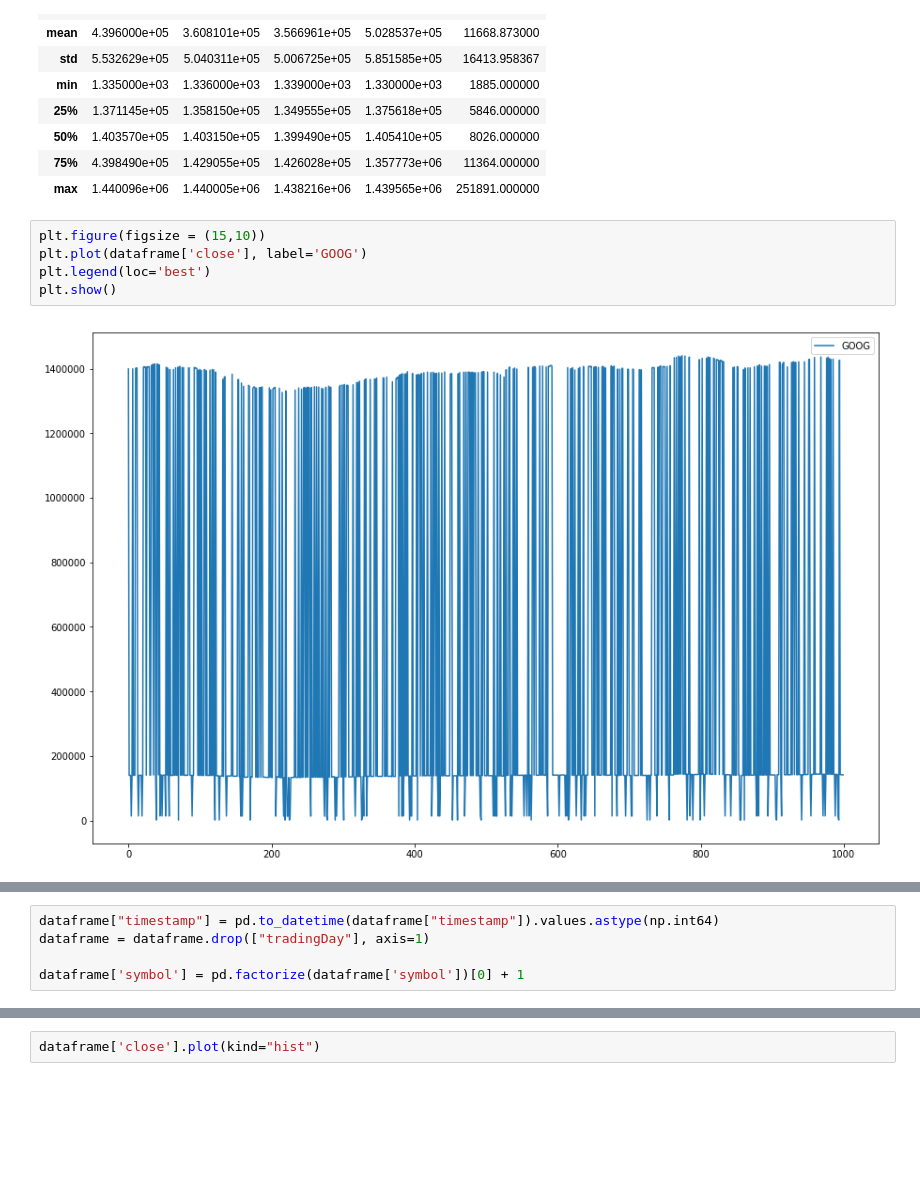
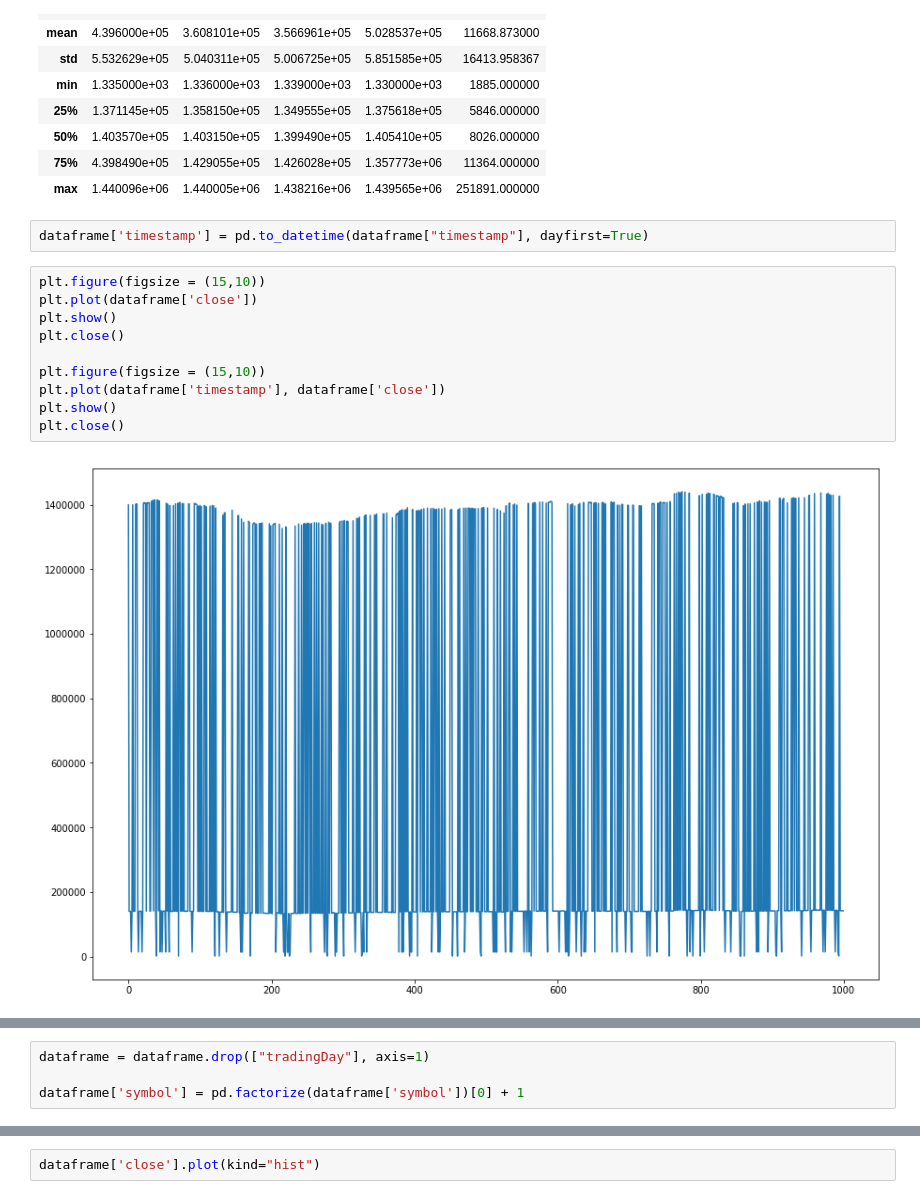
Before and after one commit to EdsonYamamoto/ProjetoInteligenciaComputacionalRegressao, a Jupyter notebook: Regressao Linear Bolsa Valores.ipynb, the cells around one changed output, grey strips where cells are left out. Cells and saved outputs as stored; diff of their text form; blank space fills up the shorter version.

```diff
--- a/Regressao Linear Bolsa Valores.ipynb
+++ b/Regressao Linear Bolsa Valores.ipynb
@@ -51,10 +49,17 @@ dataframe.describe()
 | 50% | 1.403570e+05 | 1.403150e+05 | 1.399490e+05 | 1.405410e+05 | 8026.000000 |
 | 75% | 4.398490e+05 | 1.429055e+05 | 1.426028e+05 | 1.357773e+06 | 11364.000000 |
 | max | 1.440096e+06 | 1.440005e+06 | 1.438216e+06 | 1.439565e+06 | 251891.000000 |
+# %%
+dataframe['timestamp'] = pd.to_datetime(dataframe["timestamp"], dayfirst=True)
 # %%
 plt.figure(figsize = (15,10))
-plt.plot(dataframe['close'], label='GOOG')
-plt.legend(loc='best')
+plt.plot(dataframe['close'])
 plt.show()
+plt.close()
+
+plt.figure(figsize = (15,10))
+plt.plot(dataframe['timestamp'], dataframe['close'])
+plt.show()
+plt.close()
 # %% [output]
-[figure, old version]
+[figure, new version]
@@ -61,5 +67,4 @@ plt.show()
 # %%
-dataframe["timestamp"] = pd.to_datetime(dataframe["timestamp"]).values.astype(np.int64)
 dataframe = dataframe.drop(["tradingDay"], axis=1)
 
 dataframe['symbol'] = pd.factorize(dataframe['symbol'])[0] + 1
```
Also changed, not shown: parts of 18 cells of this notebook, 4 other files.
